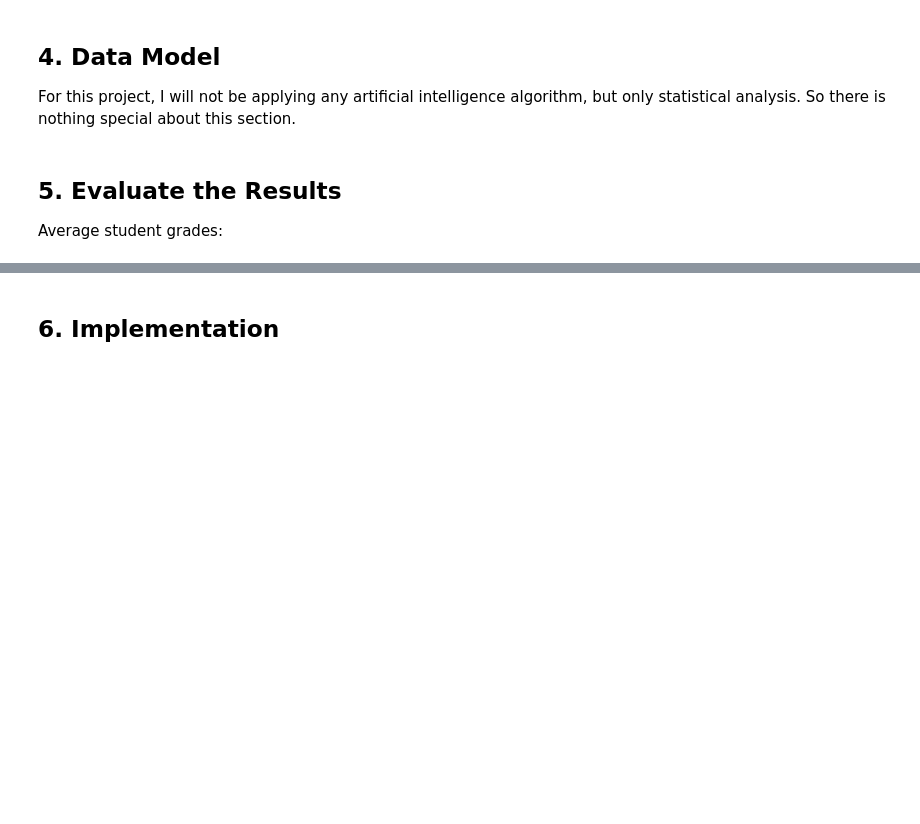
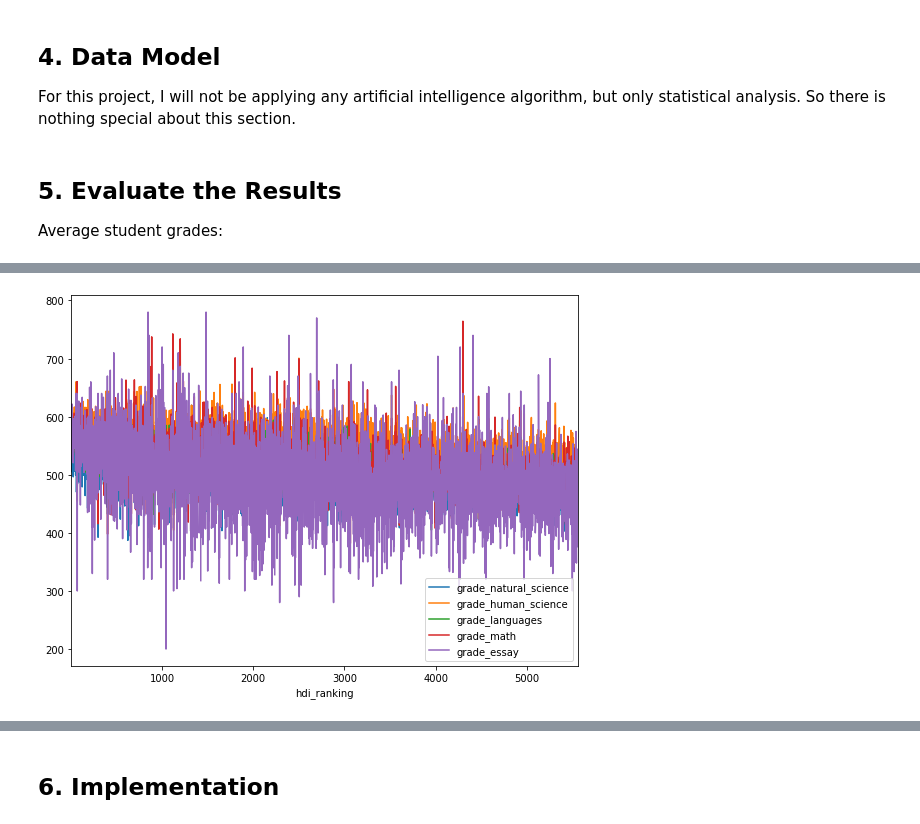
Before and after one commit to davidsondefaria/UdacityDataScience, a Jupyter notebook: 1.Blog/CRISP-DM.ipynb, the cells around one changed output, grey strips where cells are left out. Cells and saved outputs as stored; diff of their text form; code cells hidden in the pictures; blank space fills up the shorter version.

```diff
--- a/1.Blog/CRISP-DM.ipynb
+++ b/1.Blog/CRISP-DM.ipynb
@@ -261,0 +281,16 @@ essay                 41574  507.318      0  980
+# %%
+gradeHDIRelation(enem_analysis_df
+                     .filter([ 'city_residence'
+                              ,'state_residence'
+                              ,'grade_natural_science'
+                              ,'grade_human_science'
+                              ,'grade_languages'
+                              ,'grade_math'
+                              ,'grade_essay'
+                             ])
+                     ,cities_analysis_df
+                     ,lines=['hdi_ranking']
+                    )
+a = 1
+# %% [output]
+[figure, added]
```
Also changed, not shown: parts of 9 cells of this notebook, 3 other files.
